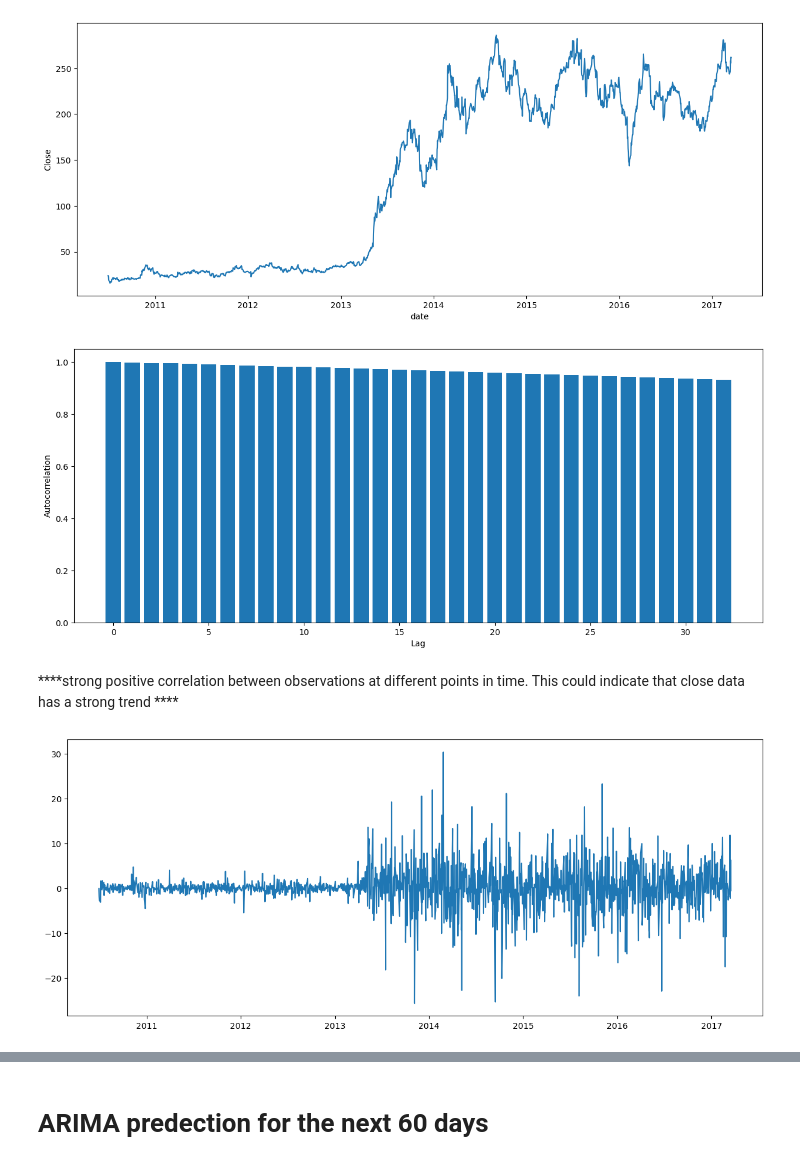
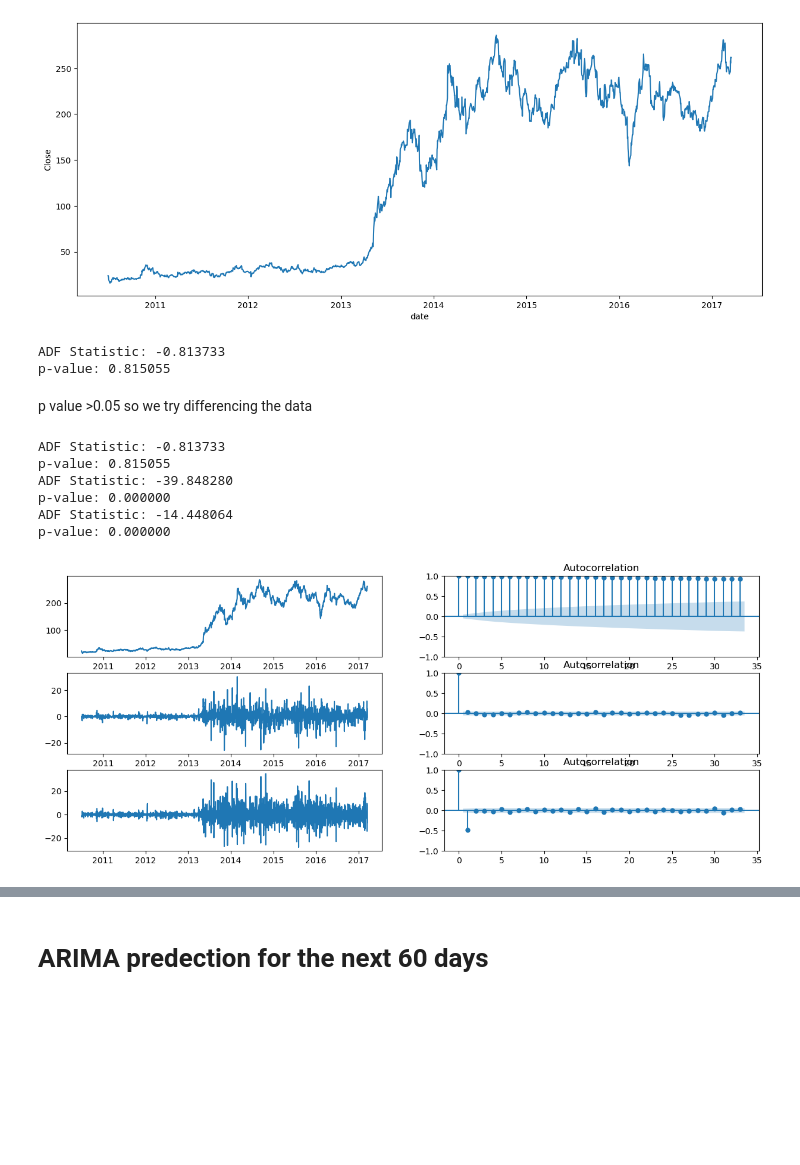
Before and after one commit to medmabcf/LSTM_ARIMA-hybreed-VS-ARIMA, a Jupyter notebook: lstm-arima-hybreed-vs-arima.ipynb, the cells around one changed output, grey strips where cells are left out. Saved outputs shown, nothing was run; the diff lists cells and outputs as text; code cells hidden in the pictures; blank space fills up the shorter version.

```diff
--- a/lstm-arima-hybreed-vs-arima.ipynb
+++ b/lstm-arima-hybreed-vs-arima.ipynb
@@ -97,25 +99,48 @@ plt.ylabel('Close')
 plt.show()
 # %% [output]
 [figure]
-# %%
-# Calculate the autocorrelation at different lags
-autocorrelation = acf(close_data)
-
-# Create a bar plot of the autocorrelation
-plt.bar(range(len(autocorrelation)), autocorrelation)
-plt.xlabel('Lag')
-plt.ylabel('Autocorrelation')
-plt.show()
-# %% [output]
-[figure, removed]
-# %% [markdown]
-****strong positive correlation between observations at different points in time. This could indicate that close  data has a strong trend ****
-# %%
-# Detrend the data using differencing
-detrended_data = close_data.diff().dropna()
-
-# Plot the detrended data
-plt.plot(detrended_data)
-plt.show()
-# %% [output]
-[figure, removed]
+# %%
+# Apply the Augmented Dickey-Fuller test
+result = adfuller(close_data['Close'])
+
+# Print the test statistic and p-value
+print('ADF Statistic: %f' % result[0])
+print('p-value: %f' % result[1])
+# %% [output]
+ADF Statistic: -0.813733
+p-value: 0.815055
+# %% [markdown]
+p value >0.05 so we try differencing the data
+# %%
+import pandas as pd
+import matplotlib.pyplot as plt
+from statsmodels.graphics.tsaplots import plot_acf
+
+
+# Apply differencing to the data
+
+
+# Create a grid of subplots
+fig, axes = plt.subplots(3, 2)
+
+# Plot the autocorrelation function for the differenced data three times
+df=close_data
+for i in range(3):
+    axes[i,0].plot(df)
+    plot_acf(df['Close'], ax=axes[i,1])
+    # Apply the Augmented Dickey-Fuller test
+    result = adfuller(df['Close'])
+    # Print the test statistic and p-value
+    print('ADF Statistic: %f' % result[0])
+    print('p-value: %f' % result[1])
+    df = df.diff().dropna()
+
+plt.show()
+# %% [output]
+ADF Statistic: -0.813733
+p-value: 0.815055
+ADF Statistic: -39.848280
+p-value: 0.000000
+ADF Statistic: -14.448064
+p-value: 0.000000
+[figure, added]
```
Also changed, not shown: parts of 22 cells of this notebook.
